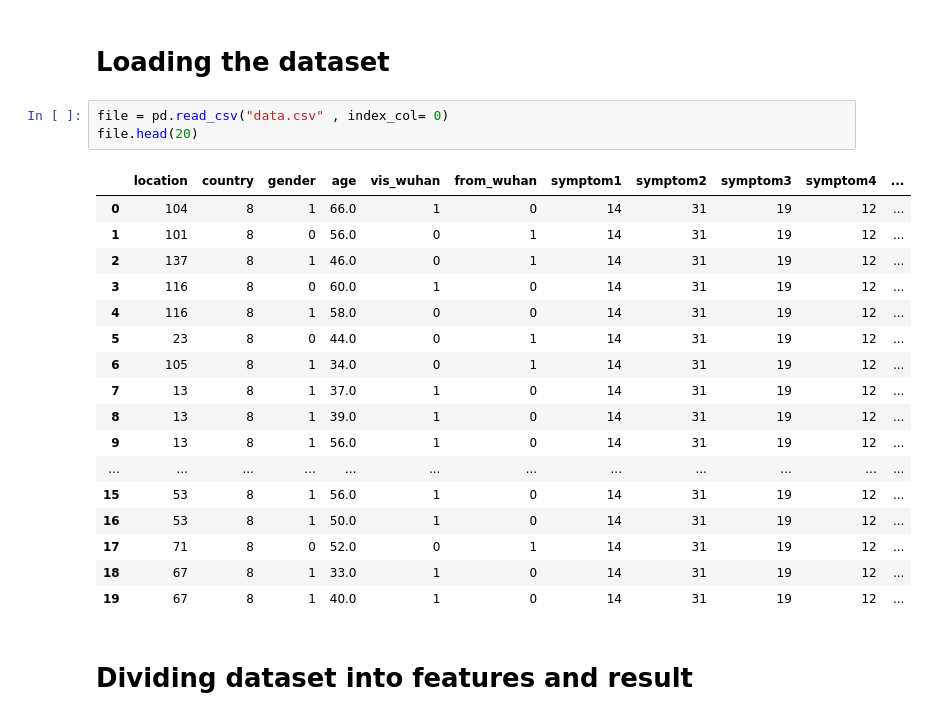
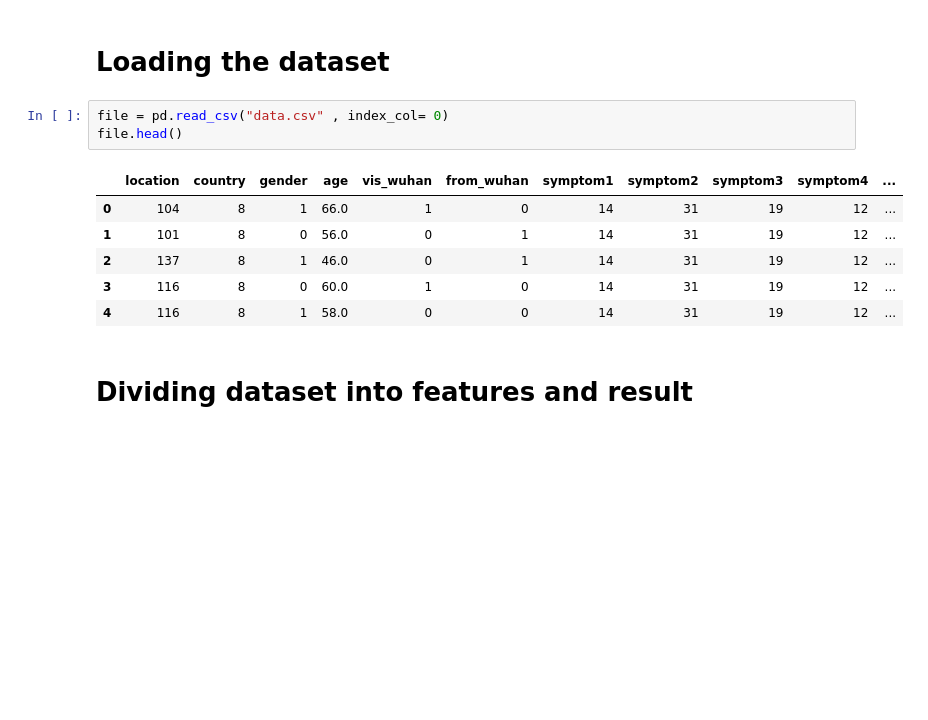
Before and after one commit to mahmodKhaled/COVID-19-Outcome-Prediction, a Jupyter notebook: DecisionTree.ipynb, the cells around one changed output. Saved outputs shown, nothing was run; the diff lists cells and outputs as text; blank space fills up the shorter version.

```diff
--- a/DecisionTree.ipynb
+++ b/DecisionTree.ipynb
@@ -15,25 +15,14 @@ import matplotlib.pyplot as plt
 # Loading the dataset
 # %%
 file = pd.read_csv("data.csv" , index_col= 0)
-file.head(20)
+file.head()
 # %% [output]
 |  | location | country | gender | age | vis_wuhan | from_wuhan | symptom1 | symptom2 | symptom3 | symptom4 | ... |
 | 0 | 104 | 8 | 1 | 66.0 | 1 | 0 | 14 | 31 | 19 | 12 | ... |
 | 1 | 101 | 8 | 0 | 56.0 | 0 | 1 | 14 | 31 | 19 | 12 | ... |
 | 2 | 137 | 8 | 1 | 46.0 | 0 | 1 | 14 | 31 | 19 | 12 | ... |
 | 3 | 116 | 8 | 0 | 60.0 | 1 | 0 | 14 | 31 | 19 | 12 | ... |
 | 4 | 116 | 8 | 1 | 58.0 | 0 | 0 | 14 | 31 | 19 | 12 | ... |
-| 5 | 23 | 8 | 0 | 44.0 | 0 | 1 | 14 | 31 | 19 | 12 | ... |
-| 6 | 105 | 8 | 1 | 34.0 | 0 | 1 | 14 | 31 | 19 | 12 | ... |
-| 7 | 13 | 8 | 1 | 37.0 | 1 | 0 | 14 | 31 | 19 | 12 | ... |
-| 8 | 13 | 8 | 1 | 39.0 | 1 | 0 | 14 | 31 | 19 | 12 | ... |
-| 9 | 13 | 8 | 1 | 56.0 | 1 | 0 | 14 | 31 | 19 | 12 | ... |
-| ... | ... | ... | ... | ... | ... | ... | ... | ... | ... | ... | ... |
-| 15 | 53 | 8 | 1 | 56.0 | 1 | 0 | 14 | 31 | 19 | 12 | ... |
-| 16 | 53 | 8 | 1 | 50.0 | 1 | 0 | 14 | 31 | 19 | 12 | ... |
-| 17 | 71 | 8 | 0 | 52.0 | 0 | 1 | 14 | 31 | 19 | 12 | ... |
-| 18 | 67 | 8 | 1 | 33.0 | 1 | 0 | 14 | 31 | 19 | 12 | ... |
-| 19 | 67 | 8 | 1 | 40.0 | 1 | 0 | 14 | 31 | 19 | 12 | ... |
 # %% [markdown]
 # Dividing dataset into features and result
 # %%
```
Also changed, not shown: parts of 14 cells of this notebook.
